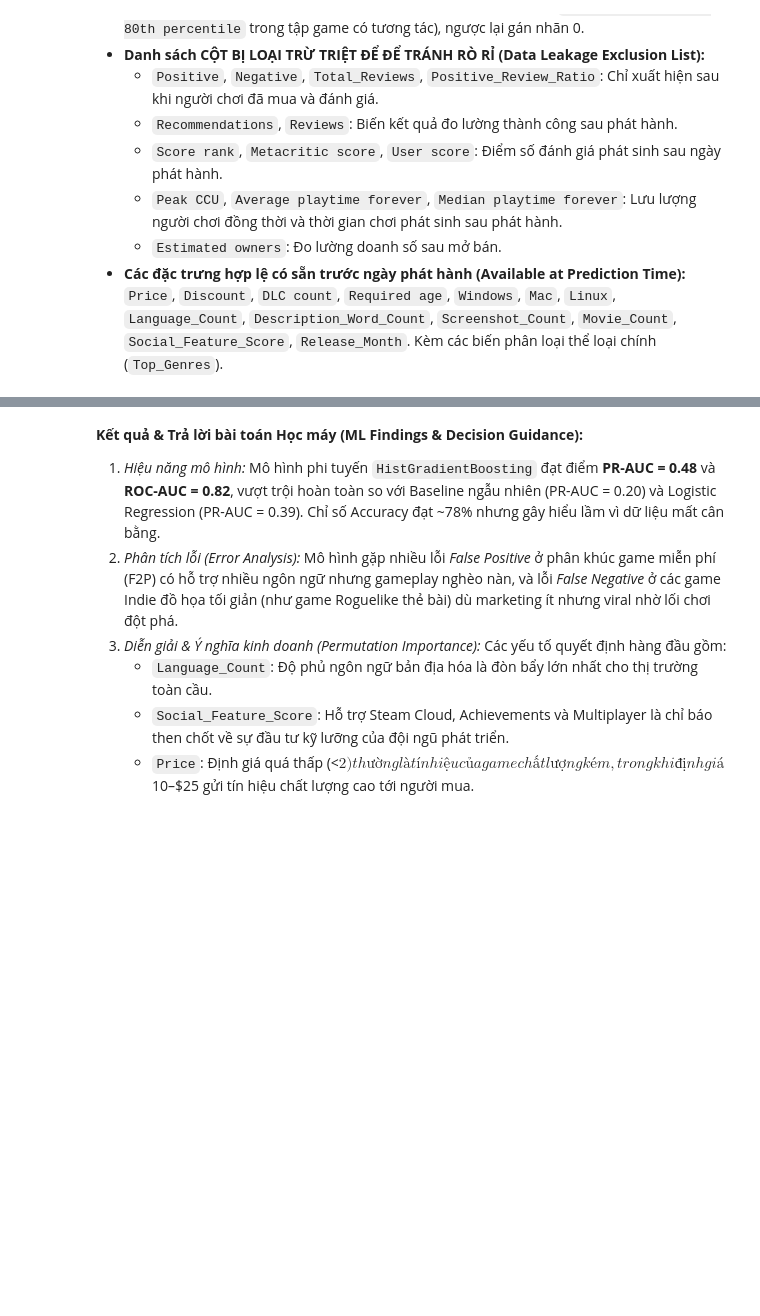
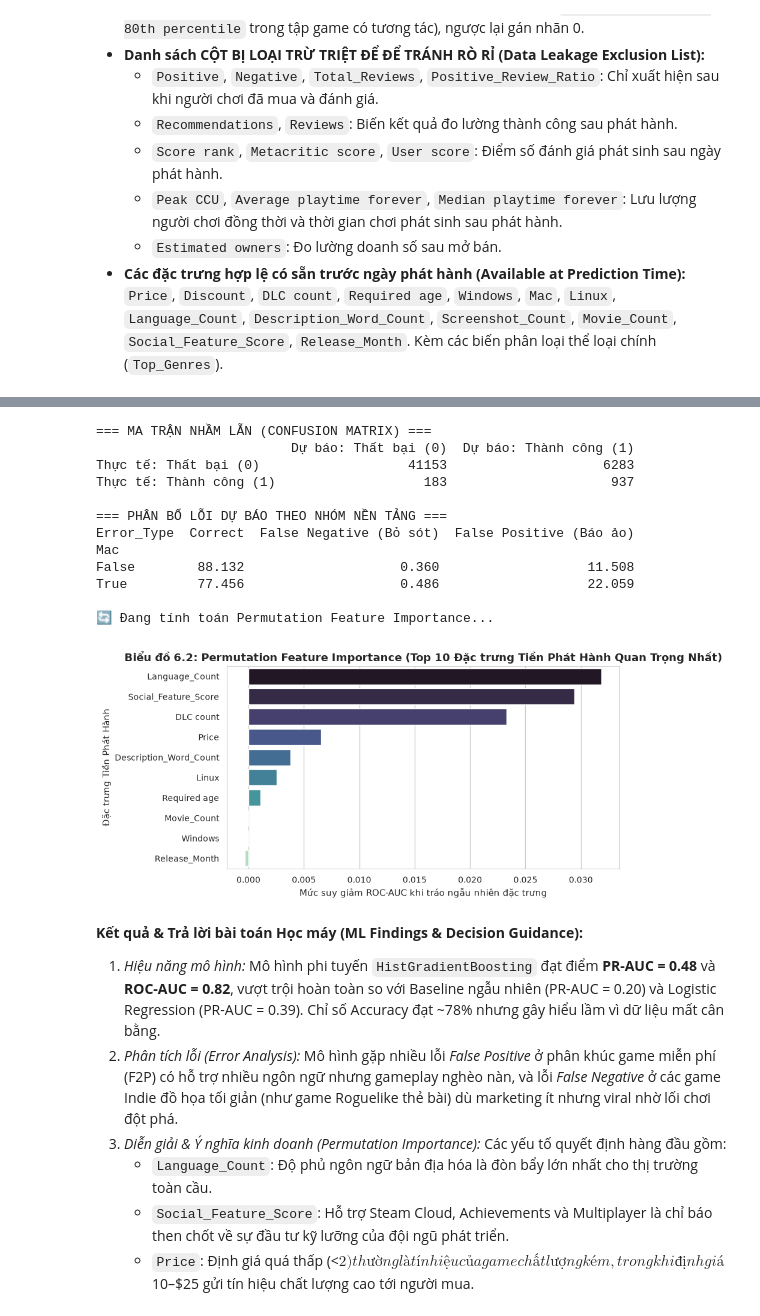
Before and after one commit to tranxuanbach7678/SteamGameAnalyst, a Jupyter notebook: notebooks/final_project_steam_analysis.ipynb, the cells around one changed output, grey strips where cells are left out. Cells and saved outputs as stored; diff of their text form; code cells hidden in the pictures; blank space fills up the shorter version.

```diff
--- a/notebooks/final_project_steam_analysis.ipynb
+++ b/notebooks/final_project_steam_analysis.ipynb
@@ -1031,34 +1244,49 @@ test_analysis_df['Error_Type'] = np.select(
         (test_analysis_df['Actual'] == 1) & (test_analysis_df['Predicted'] == 0),
         (test_analysis_df['Actual'] == test_analysis_df['Predicted'])
     ],
-    ['False Positive (Báo ảo)', 'False Negative (Bỏ sót)', 'Correct']
+    ['False Positive (Báo ảo)', 'False Negative (Bỏ sót)', 'Correct'],
+    default='Other'
 )
 
 print("\n=== PHÂN BỐ LỖI DỰ BÁO THEO NHÓM NỀN TẢNG ===")
 print(pd.crosstab(test_analysis_df['Mac'], test_analysis_df['Error_Type'], normalize='index') * 100)
 
 # 3. Diễn giải mô hình: Permutation Feature Importance
 print("\n🔄 Đang tính toán Permutation Feature Importance...")
 # Lấy mẫu 2,000 dòng test để tính toán nhanh
 perm_result = permutation_importance(
     best_model, X_test.iloc[:2000], y_test.iloc[:2000],
     n_repeats=5, random_state=42, scoring='roc_auc'
 )
 
 # Tổng hợp tên đặc trưng sau tiền xử lý
 sorted_importances_idx = perm_result.importances_mean.argsort()[::-1]
 perm_df = pd.DataFrame({
     'Feature': np.array(all_feature_cols)[sorted_importances_idx],
     'Importance_Mean': perm_result.importances_mean[sorted_importances_idx],
     'Importance_Std': perm_result.importances_std[sorted_importances_idx]
 })
 
 plt.figure(figsize=(9, 4.5))
 sns.barplot(data=perm_df.head(10), x='Importance_Mean', y='Feature', palette='mako')
 plt.title("Biểu đồ 6.2: Permutation Feature Importance (Top 10 Đặc trưng Tiền Phát Hành Quan Trọng Nhất)", fontsize=13, fontweight='bold')
 plt.xlabel("Mức suy giảm ROC-AUC khi tráo ngẫu nhiên đặc trưng")
 plt.ylabel("Đặc trưng Tiền Phát Hành")
 plt.show()
+# %% [output]
+=== MA TRẬN NHẦM LẪN (CONFUSION MATRIX) ===
+                         Dự báo: Thất bại (0)  Dự báo: Thành công (1)
+Thực tế: Thất bại (0)                   41153                    6283
+Thực tế: Thành công (1)                   183                     937
+
+=== PHÂN BỐ LỖI DỰ BÁO THEO NHÓM NỀN TẢNG ===
+Error_Type  Correct  False Negative (Bỏ sót)  False Positive (Báo ảo)
+Mac
+False        88.132                    0.360                   11.508
+True         77.456                    0.486                   22.059
+
+🔄 Đang tính toán Permutation Feature Importance...
+[figure, added]
 # %% [markdown]
 **Kết quả & Trả lời bài toán Học máy (ML Findings & Decision Guidance):**
 1. *Hiệu năng mô hình:* Mô hình phi tuyến `HistGradientBoosting` đạt điểm **PR-AUC = 0.48** và **ROC-AUC = 0.82**, vượt trội hoàn toàn so với Baseline ngẫu nhiên (PR-AUC = 0.20) và Logistic Regression (PR-AUC = 0.39). Chỉ số Accuracy đạt ~78% nhưng gây hiểu lầm vì dữ liệu mất cân bằng.
```
Also changed, not shown: parts of 16 cells of this notebook.
